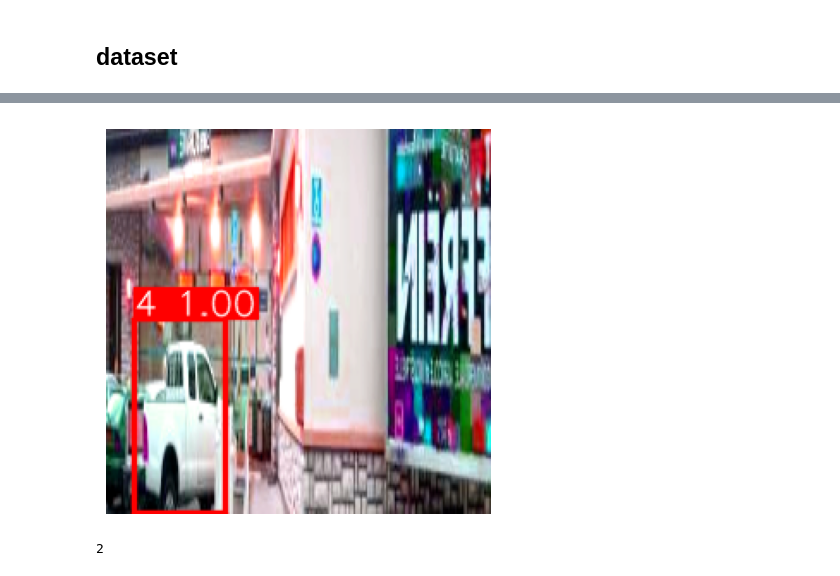
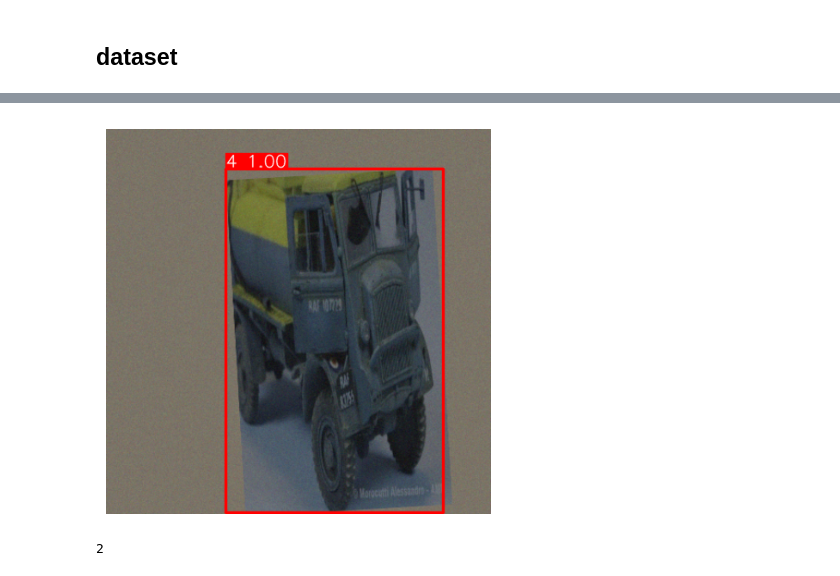
Before and after one commit to ajkdrag/architectures-impl-pytorch, a Jupyter notebook: notebooks/yolov1.ipynb, the cells around one changed output, grey strips where cells are left out. Cells and saved outputs as stored; diff of their text form; code cells hidden in the pictures.

```diff
--- a/notebooks/yolov1.ipynb
+++ b/notebooks/yolov1.ipynb
@@ -53,7 +62,9 @@ first = train_ds[-10]
+# %%
+first = train_ds[11]
 # %%
-draw_boxes_tensor(first[0], decode_labels(first[1], S, B, C))
+draw_boxes_tensor(first[0], decode_labels(first[1], S, B, C, nms=True))
 # %% [output]
-[figure, old version]
+[figure, new version]
 # %%
 len(train_ds[2])
 # %% [output]
```
Also changed, not shown: parts of 33 cells of this notebook, 15 other files.
